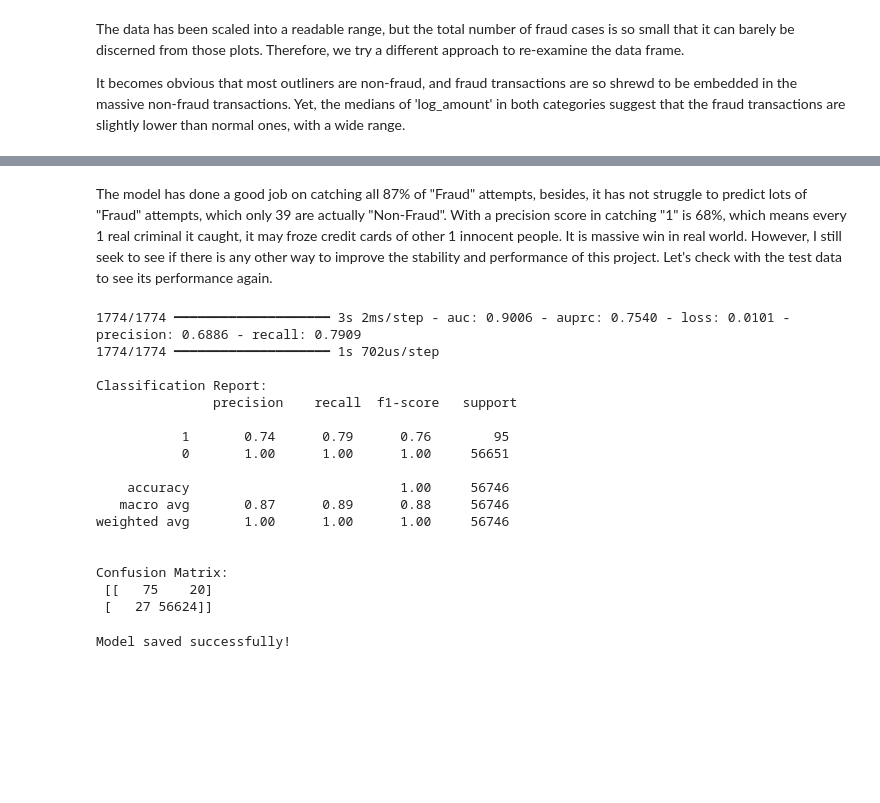
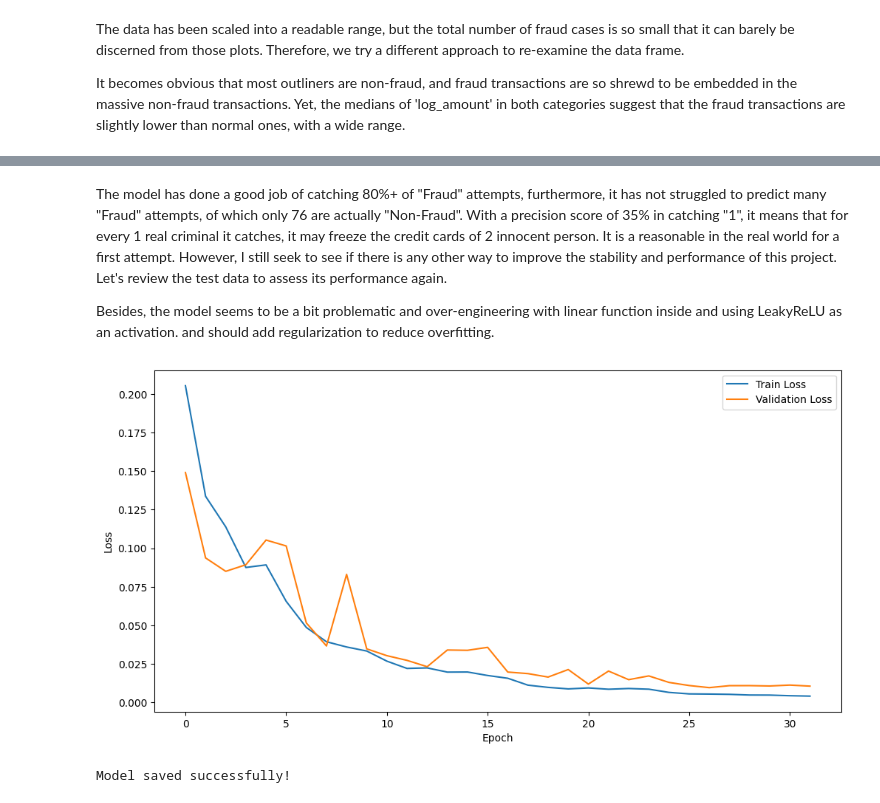
Before and after one commit to zcry332/Neural_Network, a Jupyter notebook: NN_BankingProject_G3.ipynb, the cells around one changed output, grey strips where cells are left out. Saved outputs shown, nothing was run; the diff lists cells and outputs as text; code cells hidden in the pictures; blank space fills up the shorter version.

```diff
--- a/NN_BankingProject_G3.ipynb
+++ b/NN_BankingProject_G3.ipynb
@@ -242,16 +263,16 @@ Number of X_train: ((170235, 30), 284), Number of X_val: ((56745, 30), 94), Numb
 scaler = StandardScaler()
 
 # Fit the scaler on the training data and transform both training and test data
-X_train_scaled = scaler.fit_transform(X_train)
-X_val_scaled = scaler.transform(X_val)
+X_temp_scaled = scaler.fit_transform(X_train)
 X_test_scaled = scaler.transform(X_test)
 # %%
 # create the model
 def create_FFNN(input_dim):
    # Creates a Feedforward Neural Network model.
     model = keras.Sequential([
-        layers.Dense(64, activation=LeakyReLU(alpha=0.1), input_shape=(input_dim,)),
-        # layers.Dense(32, activation=LeakyReLU(alpha=0.01)),
+        keras.Input(shape=(input_dim,)),
+        layers.Dense(64, activation=LeakyReLU(negative_slope=0.1)),
+        # layers.Dense(32, activation=LeakyReLU(negative_slope=0.01)),
         layers.Dense(32, activation='linear'),
         layers.Dense(16, activation='relu'),
         layers.Dense(1, activation='sigmoid') # Changed to 1 neuron with sigmoid for binary classification
@@ -273,6 +295,6 @@ print(class_weight_dict)
 # %%
 # Instantiate the model
-model = create_FFNN(X_train_scaled.shape[1])
+model = create_FFNN(X_temp_scaled.shape[1])
 
 # Compile the model
 optimizer = tf.keras.optimizers.Adam(learning_rate=0.001)
@@ -289,7 +311,7 @@ model.summary()
 
 # Train the model
 history = model.fit(
-    X_train_scaled,
+    X_temp_scaled,
     y_train,
     epochs=50,  # You can adjust the number of epochs
     batch_size=128, # You can adjust the batch size
@@ -362,34 +384,24 @@ Confusion Matrix:
 # %% [markdown]
-The model has done a good job on catching all 87% of "Fraud" attempts, besides, it has not struggle to predict lots of "Fraud" attempts, which only 39 are actually "Non-Fraud". With a precision score in catching "1" is 68%, which means every 1 real criminal it caught, it may froze credit cards of other 1 innocent people. It is massive win in real world. However, I still seek to see if there is any other way to improve the stability and performance of this project. Let's check with the test data to see its performance again.
+The model has done a good job of catching 80%+ of "Fraud" attempts, furthermore, it has not struggled to predict many "Fraud" attempts, of which only 76 are actually "Non-Fraud". With a precision score of 35% in catching "1", it means that for every 1 real criminal it catches, it may freeze the credit cards of 2 innocent person. It is a reasonable in the real world for a first attempt. However, I still seek to see if there is any other way to improve the stability and performance of this project. Let's review the test data to assess its performance again.
+
+Besides, the model seems to be a bit problematic and over-engineering with linear function inside and using LeakyReLU as an activation. and should add regularization to reduce overfitting.
-# %%
-# Evaluate the model on the test set
-loss, precision, recall, auc, auprc = model.evaluate(X_test_scaled, y_test)
-
-# Generate predictions on the test set
-y_pred = (model.predict(X_test_scaled) > 0.75).astype("int32")
-
-# Display classification report and confusion matrix
-# To control precision, use digits=4 inside classification_report()
-print(f'\nClassification Report:\n {classification_report(y_test, y_pred,labels= [1,0], digits=2)}')
-print(f'\nConfusion Matrix:\n {confusion_matrix(y_test, y_pred, labels=[1,0])}')
-# %% [output]
-1774/1774 ━━━━━━━━━━━━━━━━━━━━ 3s 2ms/step - auc: 0.9006 - auprc: 0.7540 - loss: 0.0101 - precision: 0.6886 - recall: 0.7909
-1774/1774 ━━━━━━━━━━━━━━━━━━━━ 1s 702us/step
-
-Classification Report:
-               precision    recall  f1-score   support
-
-           1       0.74      0.79      0.76        95
-           0       1.00      1.00      1.00     56651
-
-    accuracy                           1.00     56746
-   macro avg       0.87      0.89      0.88     56746
-weighted avg       1.00      1.00      1.00     56746
-
-
-Confusion Matrix:
- [[   75    20]
- [   27 56624]]
+# %%
+def plot_loss(history):
+  # check the loss in terms of training
+  train_loss = history.history['loss']
+  val_loss = history.history['val_loss']
+  # plot the Loss to diagnose whether it is a overfitting
+  plt.plot(train_loss, label='Train Loss')
+  plt.plot(val_loss, label='Validation Loss')
+  plt.xlabel('Epoch')
+  plt.ylabel('Loss')
+  plt.legend()
+  plt.show()
+# %%
+plot_loss(history)
+# result seems quite health, the spike in epoch 14 may be a bad batch full of outliners
+# %% [output]
+[figure, added]
 # %%
 # Save the trained model
 model.save('fraud_detection_model.keras')
```
Also changed, not shown: parts of 32 cells of this notebook.
